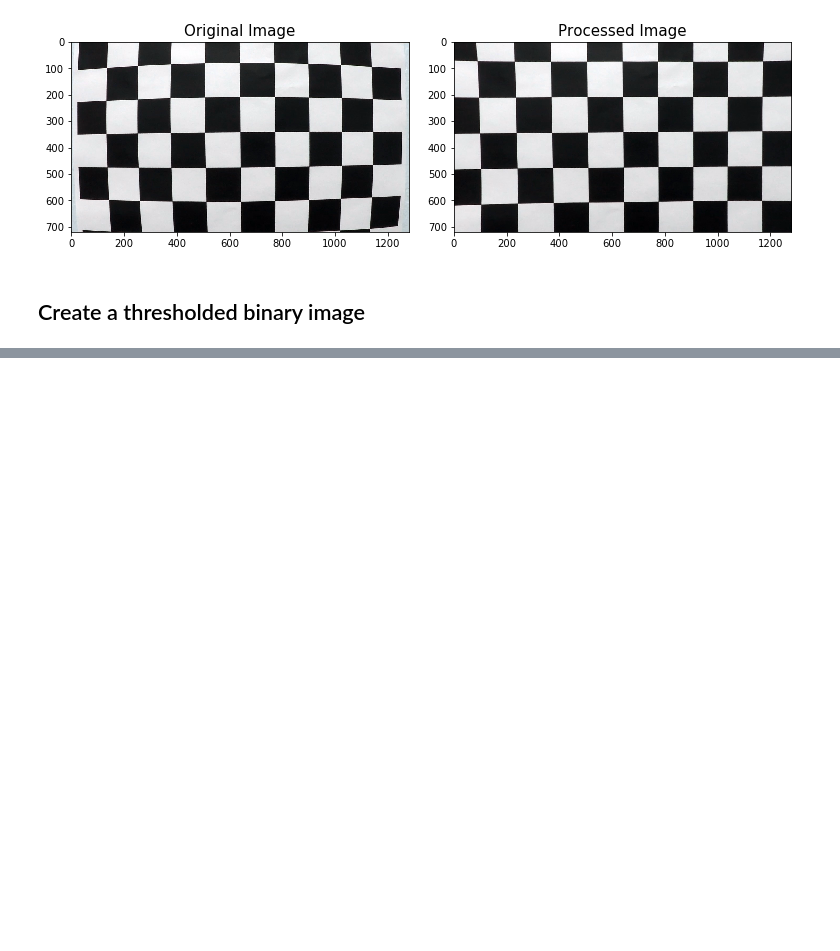
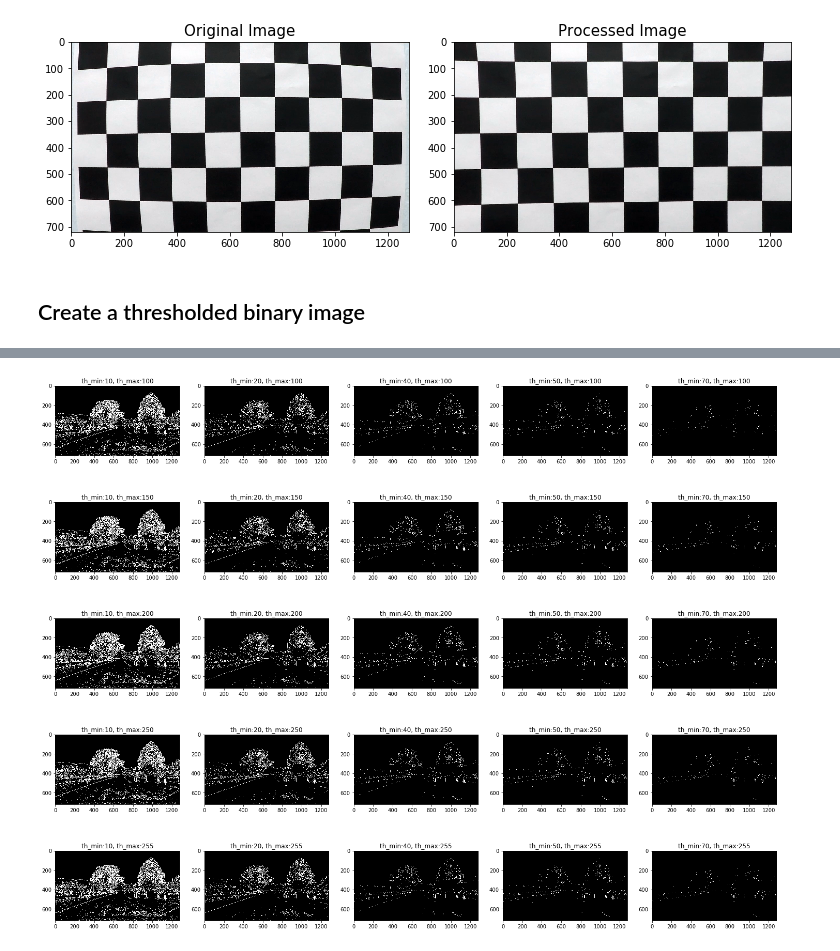
Before and after one commit to taikione/CarND-Advanced-Lane-Lines, a Jupyter notebook: AdvancedLaneLines.ipynb, the cells around one changed output, grey strips where cells are left out. Drawn from its saved outputs; the diff is of its cells as text; code cells hidden in the pictures; blank space fills up the shorter version.

```diff
--- a/AdvancedLaneLines.ipynb
+++ b/AdvancedLaneLines.ipynb
@@ -154,0 +176,21 @@ show_processed_images(image, processed)
+# %%
+#  visualize result of get_absolute_sobel_threshold_binary_image using some parameter
+image = mpimg.imread('test_images/test1.jpg')
+
+max_ths = [100, 150, 200, 250, 255]
+min_ths = [10, 20, 40, 50, 70]
+
+i = 0
+plt.figure(figsize=(25,20))
+for max_th  in max_ths:
+    for min_th in min_ths:
+        plt.subplot(5, 5, i+1)
+        train_image = get_absolute_sobel_threshold_binary_image(image, thresh=(min_th, max_th))
+        plt.imshow(train_image, cmap='gray')
+        title = "th_min:{}, th_max:{}".format(min_th, max_th)
+        plt.title(title)
+        i += 1
+
+#plt.savefig("abs_sobel_some_params_test1.png")
+# %% [output]
+[figure, added]
```
Also changed, not shown: parts of 9 cells of this notebook, 2 other files.
